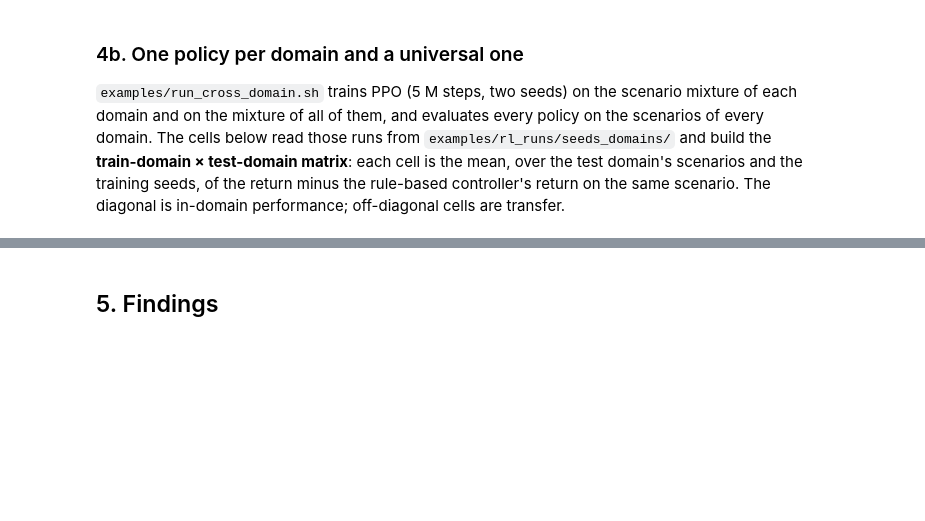
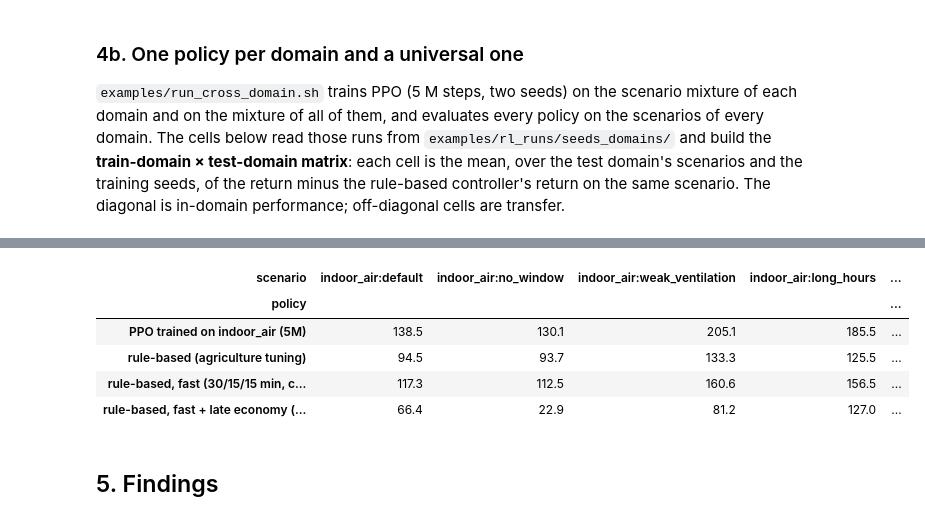
Before and after one commit to measurify/EdgeEngine-AWARE, a Jupyter notebook: examples/domains.ipynb, the cells around one changed output, grey strips where cells are left out. Saved outputs shown, nothing was run; the diff lists cells and outputs as text; code cells hidden in the pictures; blank space fills up the shorter version.

```diff
--- a/examples/domains.ipynb
+++ b/examples/domains.ipynb
@@ -334,3 +366,34 @@ no cross-domain runs found — run  bash examples/run_cross_domain.sh  on a mach
+# %%
+indoor_scen = [s for s in ALL if s.startswith("indoor_air:")]
+variants = {
+    "rule-based (agriculture tuning)": RuleBasedParams(),
+    "rule-based, fast (30/15/15 min, check 15 min)": RuleBasedParams(report_interval_h=(0.5, 0.25, 0.25), check_interval_h=0.25),
+    "rule-based, fast + late economy (SoC < 20 %)": RuleBasedParams(report_interval_h=(0.5, 0.25, 0.25), check_interval_h=0.25, soc_low=0.2, soc_critical=0.1),
+}
+pols_by_scen = {}
+tuned_rows = []
+for scen in indoor_scen:
+    prof = NodeProfile.from_config(get_scenario(scen))
+    pols = {k: (lambda p=p, prof=prof: RuleBasedPolicy(p, prof)) for k, p in variants.items()}
+    b_in = ROOT / "examples" / "bundles" / "ppo_indoor_air.json"
+    if b_in.exists():
+        m_in = PolicyBundle.load(b_in).model
+        pols["PPO trained on indoor_air (5M)"] = lambda m=m_in: NumpyMLPPolicy(m)
+    tuned_rows += evaluate(pols, [scen], seeds=EVAL_SEEDS)
+T = pd.DataFrame([r.as_dict() for r in tuned_rows])
+tab = T.pivot_table(index="policy", columns="scenario", values="reward", aggfunc="mean")[indoor_scen]
+tab["mean"] = tab.mean(axis=1)
+tab["min SoC"] = T.groupby("policy")["min_soc"].mean()
+tab["uplinks / week"] = T.groupby("policy")["n_tx"].mean()
+tab["readings / week"] = T.groupby("policy")["n_sensing"].mean()
+tab.round(1)
+# %% [output]
+| scenario | indoor_air:default | indoor_air:no_window | indoor_air:weak_ventilation | indoor_air:long_hours | ... |
+| policy |  |  |  |  | ... |
+| PPO trained on indoor_air (5M) | 138.5 | 130.1 | 205.1 | 185.5 | ... |
+| rule-based (agriculture tuning) | 94.5 | 93.7 | 133.3 | 125.5 | ... |
+| rule-based, fast (30/15/15 min, c... | 117.3 | 112.5 | 160.6 | 156.5 | ... |
+| rule-based, fast + late economy (... | 66.4 | 22.9 | 81.2 | 127.0 | ... |
 # %% [markdown]
 ## 5. Findings
 # %%
```
Also changed, not shown: parts of 5 cells of this notebook, 6 other files.
